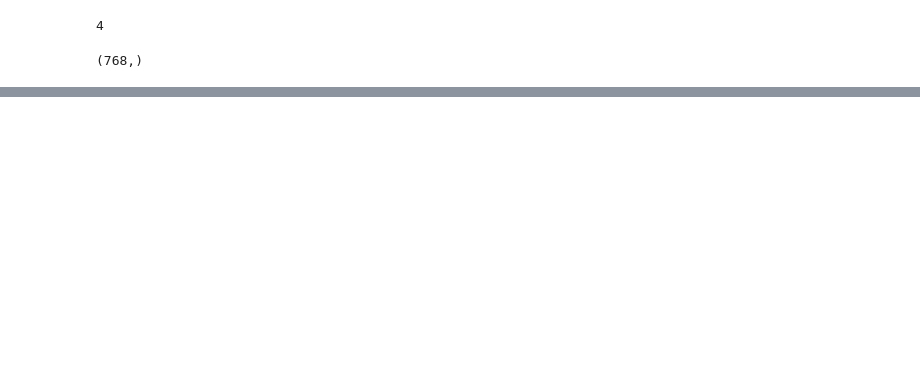
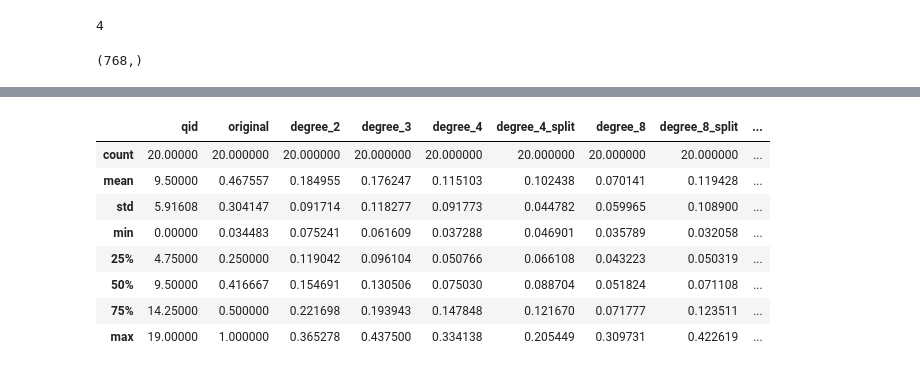
Before and after one commit to agnesvanbelle/udacityproject, a Jupyter notebook: sbert_test.ipynb, the cells around one changed output, grey strips where cells are left out. Cells and saved outputs as stored; diff of their text form; code cells hidden in the pictures; blank space fills up the shorter version.

```diff
--- a/sbert_test.ipynb
+++ b/sbert_test.ipynb
@@ -36,0 +70,37 @@ Embedding: (768,)
+# %%
+
+types = ['original', 'degree_2', 'degree_3', 'degree_4', 'degree_4_split', 'degree_8', 'degree_8_split']
+
+rr_df = pd.DataFrame(columns=['qid'] + types + ['original_irrelevant'])
+
+qids = list(set(df['qid']))
+nr_qids = len(qids)
+for i, qid in enumerate(qids):
+    query_df = df[df['qid'] == qid].reset_index(drop=True)
+    query = query_df['query'].iloc[0]
+    print('query:', query)
+    rels = query_df[query_df['rel'] == 1]['doc'].values.tolist()
+
+    # TODO: abstract ranking part out
+    ###
+    embeddings = model.encode([query] + query_df['doc'].values.tolist())
+
+    sims = cosine_similarity(embeddings[0].reshape(-1,1).T,
+                      Y=embeddings[1:])
+    indexed_sims = enumerate(sims.squeeze())
+    indexed_sims_sorted = sorted(indexed_sims, key=lambda x:x[1], reverse=True)
+    indices_sorted = [x[0] for x in indexed_sims_sorted]
+    ####
+
+    docs_sorted = query_df.iloc[indices_sorted]
+
+    row_to_add = [qid]
+    for ttype in types:
+        row_to_add.append(calc_rr(docs_sorted['rel'].values, docs_sorted['type'].values, ttype=ttype))
+    row_to_add.append(calc_rr(docs_sorted['rel'].values, docs_sorted['type'].values, ttype='original',
+                      rel_label=0))
+    rr_df = rr_df.append(pd.Series(row_to_add, index=rr_df.columns), ignore_index=True)
+
+    if i % 5 ==  0:
+        print('processed {:d} of {:d}'.format(i, nr_qids)
+rr_df
@@ -36,0 +125,12 @@ Embedding: (768,)
+# %%
+rr_df.describe()
+# %% [output]
+|  | qid | original | degree_2 | degree_3 | degree_4 | degree_4_split | degree_8 | degree_8_split | ... |
+| count | 20.00000 | 20.000000 | 20.000000 | 20.000000 | 20.000000 | 20.000000 | 20.000000 | 20.000000 | ... |
+| mean | 9.50000 | 0.467557 | 0.184955 | 0.176247 | 0.115103 | 0.102438 | 0.070141 | 0.119428 | ... |
+| std | 5.91608 | 0.304147 | 0.091714 | 0.118277 | 0.091773 | 0.044782 | 0.059965 | 0.108900 | ... |
+| min | 0.00000 | 0.034483 | 0.075241 | 0.061609 | 0.037288 | 0.046901 | 0.035789 | 0.032058 | ... |
+| 25% | 4.75000 | 0.250000 | 0.119042 | 0.096104 | 0.050766 | 0.066108 | 0.043223 | 0.050319 | ... |
+| 50% | 9.50000 | 0.416667 | 0.154691 | 0.130506 | 0.075030 | 0.088704 | 0.051824 | 0.071108 | ... |
+| 75% | 14.25000 | 0.500000 | 0.221698 | 0.193943 | 0.147848 | 0.121670 | 0.071777 | 0.123511 | ... |
+| max | 19.00000 | 1.000000 | 0.365278 | 0.437500 | 0.334138 | 0.205449 | 0.309731 | 0.422619 | ... |
```
Also changed, not shown: parts of 11 cells of this notebook, 1 other file.
